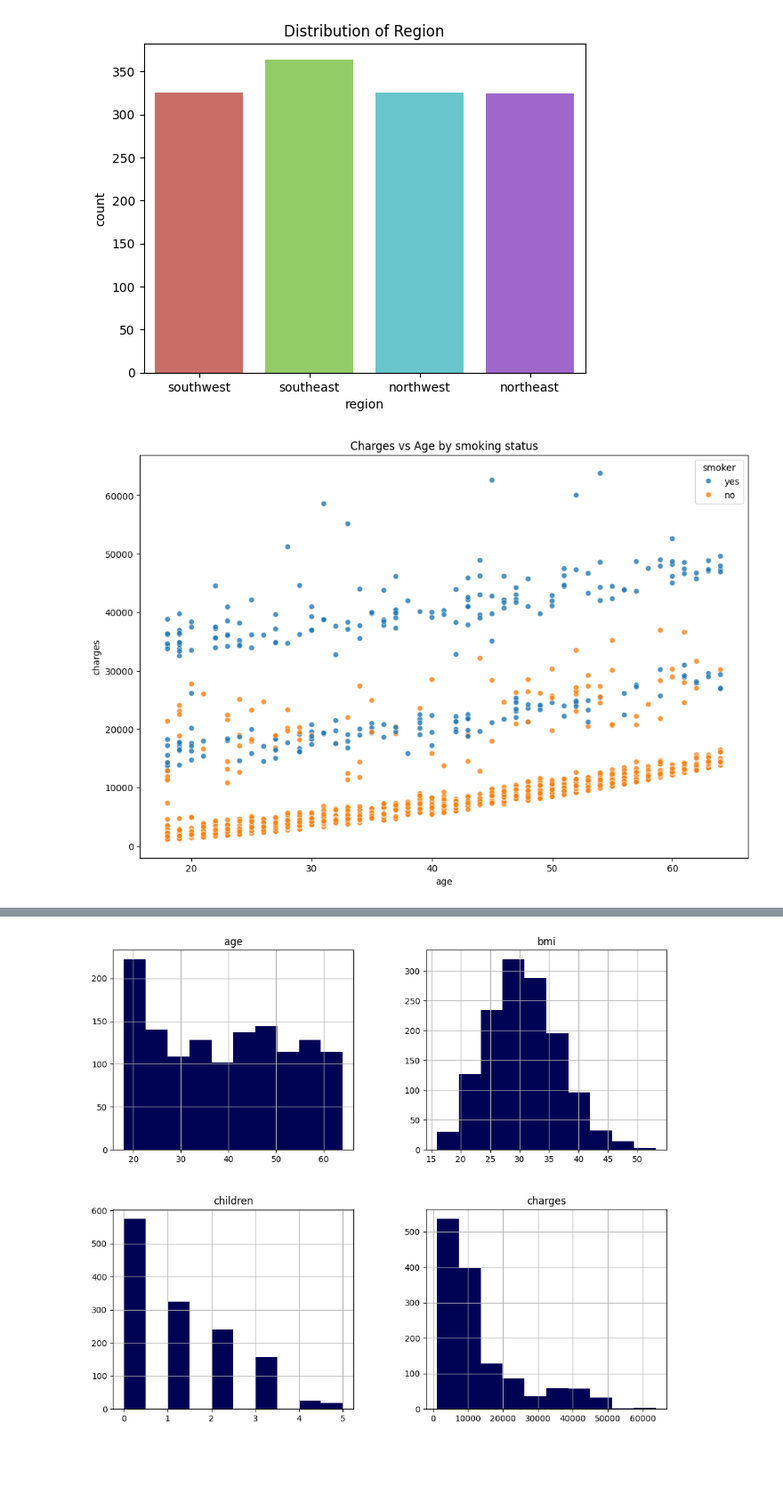
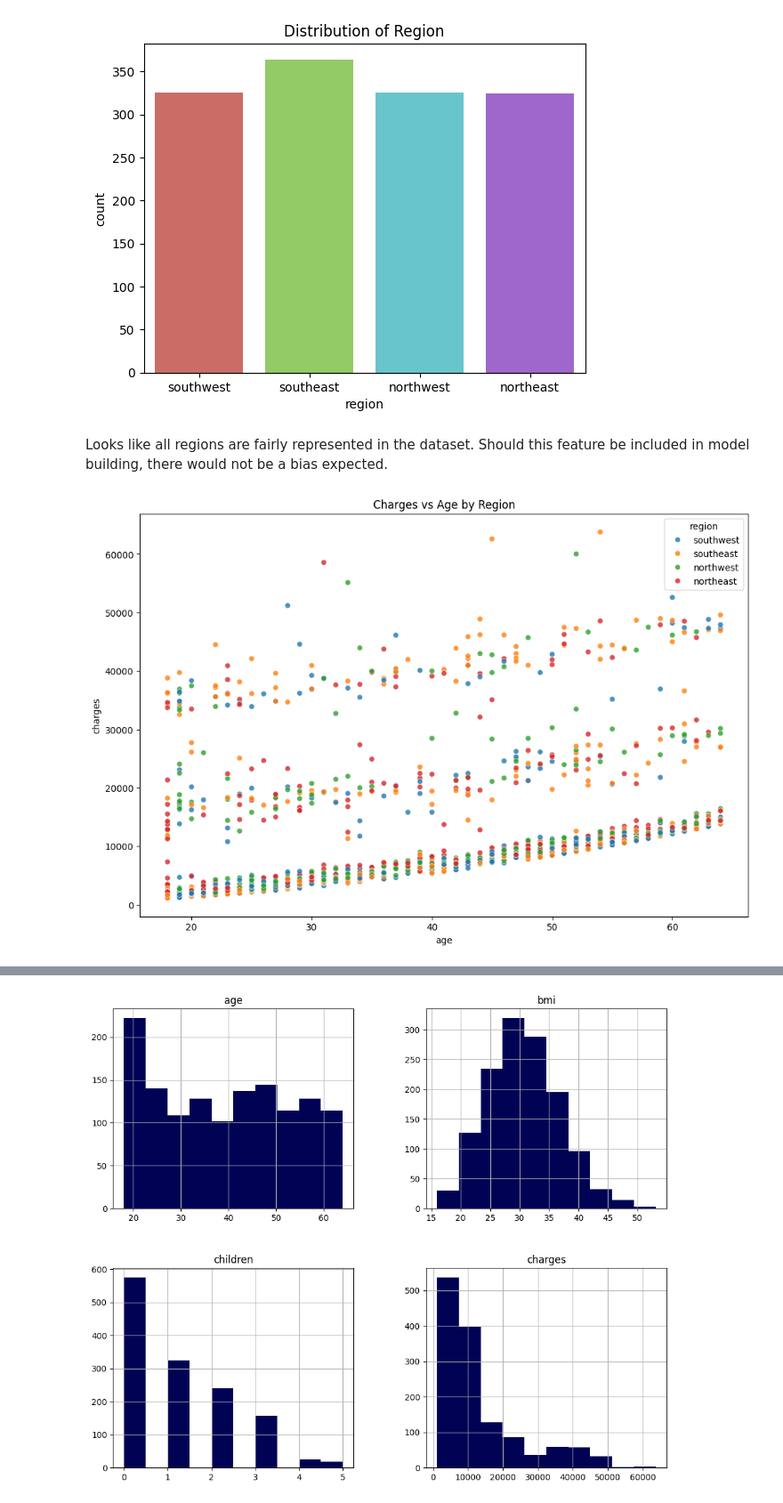
Before and after one commit to kwanda2426/projects, a Jupyter notebook: regression.ipynb, the cells around one changed output, grey strips where cells are left out. Shown at 89% size. Drawn from its saved outputs; the diff is of its cells as text; code cells hidden in the pictures; blank space fills up the shorter version.

```diff
--- a/regression.ipynb
+++ b/regression.ipynb
@@ -242,12 +248,14 @@ sns.countplot(x = 'region', data = df_1, palette = "hls")
 plt.title("Distribution of Region");
 # %% [output]
 [figure]
+# %% [markdown]
+Looks like all regions are fairly represented in the dataset. Should this feature be included in model building, there would not be a bias expected.
 # %%
-#distribution of charges per age group, by smoker
+#distribution of charges per age group, by region
 df_1 = df.copy()
 plt.figure(figsize = (12,8))
-sns.scatterplot(data = df_1, x = "age", y = "charges", hue = "smoker", alpha=0.8, sizes=(40,200))
-plt.title("Charges vs Age by smoking status")
+sns.scatterplot(data = df_1, x = "age", y = "charges", hue = "region", alpha=0.8, sizes=(40,200))
+plt.title("Charges vs Age by Region")
 plt.show()
 # %% [output]
-[figure, old version]
+[figure, new version]
```
Also changed, not shown: parts of 8 cells of this notebook.
